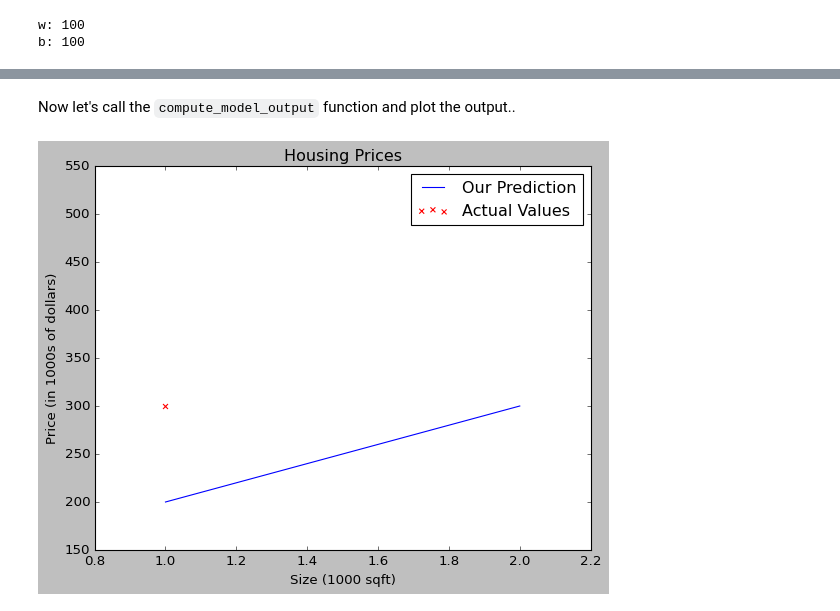
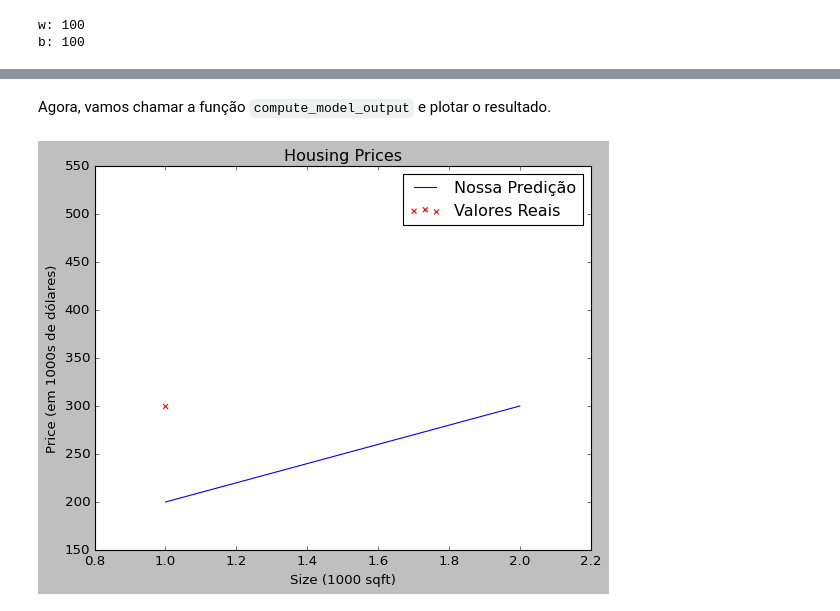
Before and after one commit to fabiobento/dnn-course-2024-1, a Jupyter notebook: 00_course_folder/ml_intro/class_01/Laboratórios/C1_W1_Lab02_Model_Representation_Soln.ipynb, the cells around one changed output, grey strips where cells are left out. Cells and saved outputs as stored; diff of their text form; code cells hidden in the pictures.

```diff
--- a/00_course_folder/ml_intro/class_01/Laboratórios/C1_W1_Lab02_Model_Representation_Soln.ipynb
+++ b/00_course_folder/ml_intro/class_01/Laboratórios/C1_W1_Lab02_Model_Representation_Soln.ipynb
@@ -148,12 +157,12 @@ For a large number of data points, this can get unwieldy and repetitive. So inst
 # %%
 def compute_model_output(x, w, b):
     """
-    Computes the prediction of a linear model
+    Calcula a previsão de um modelo linear
     Args:
-      x (ndarray (m,)): Data, m examples
-      w,b (scalar)    : model parameters
+      x (ndarray (m,)): Dados, m exemplos
+      w,b (scalar)    : parâmetros do modelo
     Returns
-      f_wb (ndarray (m,)): model prediction
+      f_wb (ndarray (m,)): predição do modelo
     """
     m = x.shape[0]
     f_wb = np.zeros(m)
@@ -161,24 +170,24 @@ def compute_model_output(x, w, b):
         f_wb[i] = w * x[i] + b
 
     return f_wb
-# %% [markdown]
-Now let's call the `compute_model_output` function and plot the output..
+# %% [markdown]
+Agora, vamos chamar a função `compute_model_output` e plotar o resultado.
 # %%
 tmp_f_wb = compute_model_output(x_train, w, b,)
 
-# Plot our model prediction
-plt.plot(x_train, tmp_f_wb, c='b',label='Our Prediction')
+# PLotar e predição de nosso modelo
+plt.plot(x_train, tmp_f_wb, c='b',label='Nossa Predição')
 
-# Plot the data points
-plt.scatter(x_train, y_train, marker='x', c='r',label='Actual Values')
+# Plotar os pontos de dados
+plt.scatter(x_train, y_train, marker='x', c='r',label='Valores Reais')
 
-# Set the title
+# Definir o título
 plt.title("Housing Prices")
-# Set the y-axis label
-plt.ylabel('Price (in 1000s of dollars)')
-# Set the x-axis label
+# Definir o rótulo do eixo y
+plt.ylabel('Price (em 1000s de dólares)')
+# Definir o rótulo do eixo x
 plt.xlabel('Size (1000 sqft)')
 plt.legend()
 plt.show()
 # %% [output]
-[figure, old version]
+[figure, new version]
```
Also changed, not shown: parts of 39 cells of this notebook, 22 other files.
